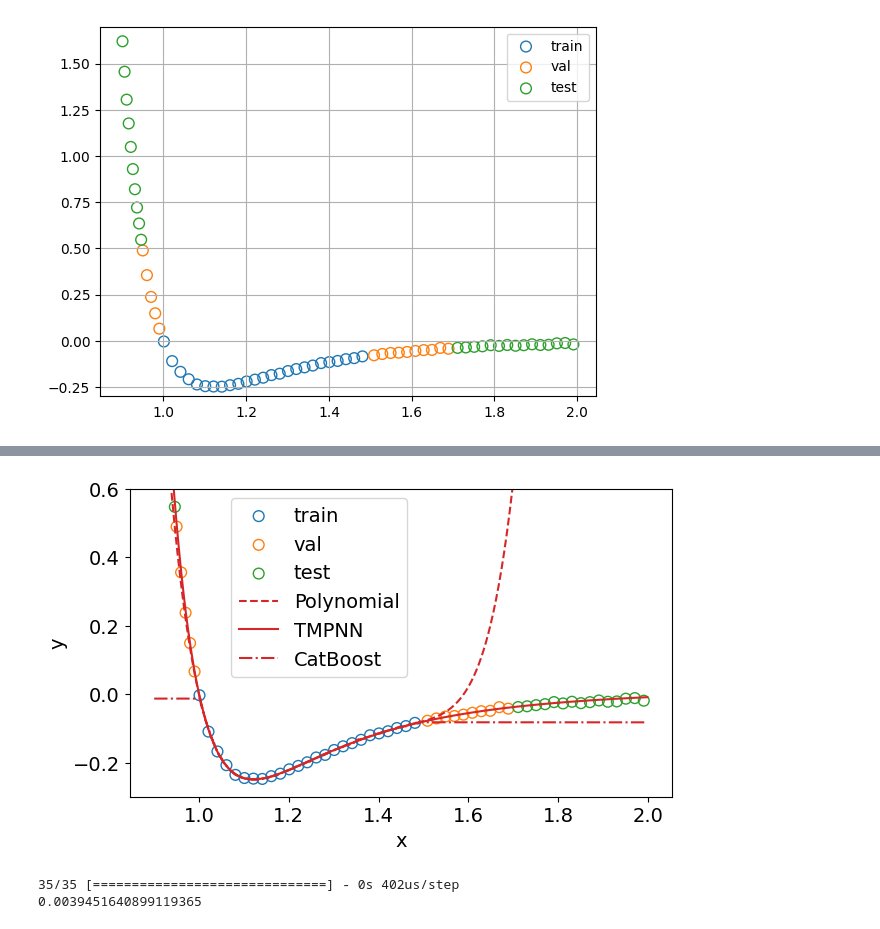
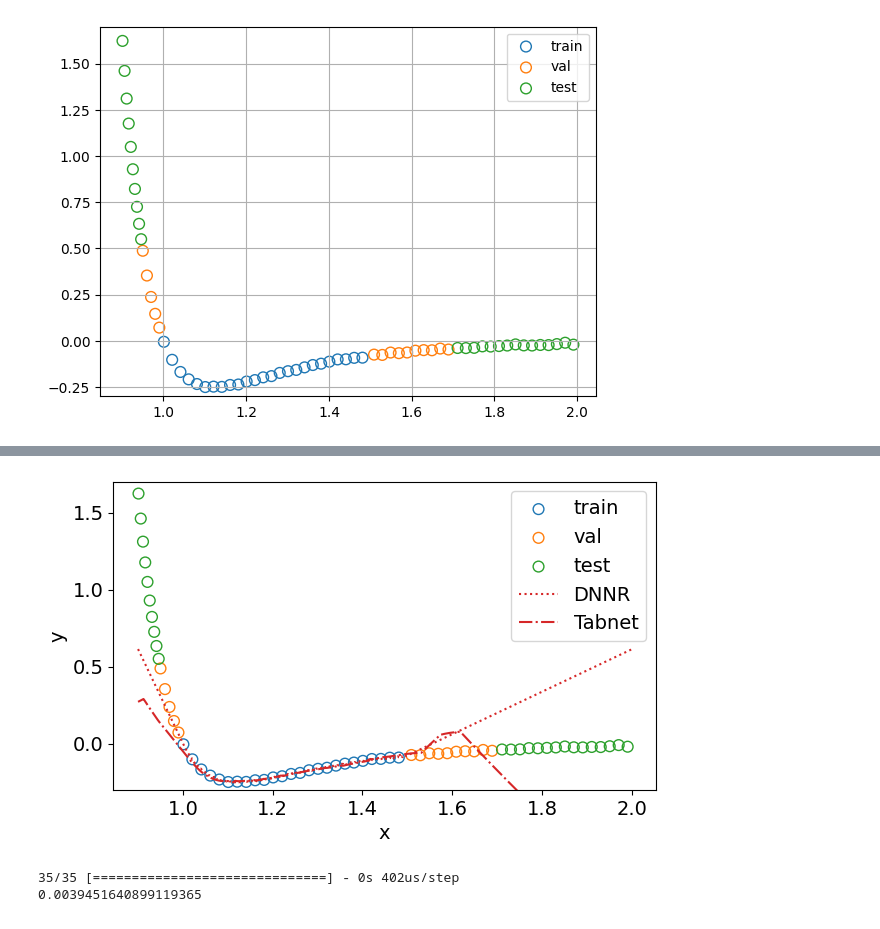
Before and after one commit to andiva/tmpnn, a Jupyter notebook: demo/Synthetic.ipynb, the cells around one changed output, grey strips where cells are left out. Saved outputs shown, nothing was run; the diff lists cells and outputs as text; code cells hidden in the pictures.

```diff
--- a/demo/Synthetic.ipynb
+++ b/demo/Synthetic.ipynb
@@ -145,27 +150,38 @@ matplotlib.rc('font', **font)
 plot()
 plt.grid(False)
 
-model = Pipeline(steps=[
-    ('p', PolynomialFeatures(6)),
-    ('m', LinearRegression())
-])
+# model = Pipeline(steps=[
+#     ('p', PolynomialFeatures(6)),
+#     ('m', LinearRegression())
+# ])
+# model.fit(x_tr, y_tr)
+# pred = model.predict(x)
+# plt.plot(x,pred,label='Polynomial',linestyle='--',c='tab:red')
+
+# model = Regression(1,1,2,7)
+# model.fit(x_tr, y_tr.reshape(-1,1), verbose=0, epochs=10000)
+# pred = model.predict(x)
+# plt.plot(x,pred,label='TMPNN',c='tab:red')
+# print(mae(y,pred))
+
+model = DNNR()
 model.fit(x_tr, y_tr)
 pred = model.predict(x)
-plt.plot(x,pred,label='Polynomial',linestyle='--',c='tab:red')
+plt.plot(x,pred,label='DNNR',c='tab:red',linestyle=':')
 
-model = Regression(1,1,2,7,regularizer=reg.L1(0.0005))
-model.fit(x_tr, y_tr, verbose=0, epochs=10000)
-pred = model.predict(x)
-plt.plot(x,pred,label='TMPNN',c='tab:red')
-print(mae(y,pred))
+model2 = TabNetRegressor(verbose=0)
+model2.fit(x_tr, y_tr.reshape(-1,1), #eval_set=[(x_tr, y_tr.reshape(-1,1)),(x_vl, y_vl.reshape(-1,1))],
+           batch_size=y_tr.shape[0], max_epochs=1000)
+pred = model2.predict(x)
+plt.plot(x,pred,label='Tabnet',c='tab:red',linestyle='-.')
 
-model = CatBoostRegressor()
-model.fit(x_tr, y_tr, eval_set=(x_vl,y_vl),verbose=0)
-pred = model.predict(x)
-plt.plot(x,pred,label='CatBoost',linestyle='-.',c='tab:red')
+# model = CatBoostRegressor()
+# model.fit(x_tr, y_tr, eval_set=(x_vl,y_vl),verbose=0)
+# pred = model.predict(x)
+# plt.plot(x,pred,label='CatBoost',linestyle='-.',c='tab:red')
 
-plt.legend(loc='upper center',bbox_to_anchor=(0.35, 1))
-plt.ylim(-0.3,0.6)
+plt.legend(loc='best')#,bbox_to_anchor=(0.35, 1))
+# plt.ylim(-0.3,0.6)
 plt.xlabel('x')
 plt.ylabel('y')
 plt.show()
@@ -175,4 +189,4 @@ plt.show()
-[figure, old version]
+[figure, new version]
 # %%
 model = Regression(1,1,2,7)
 model.fit(x_tr, y_tr, verbose=0, epochs=10000)
```
Also changed, not shown: parts of 4 cells of this notebook, 3 other files.
